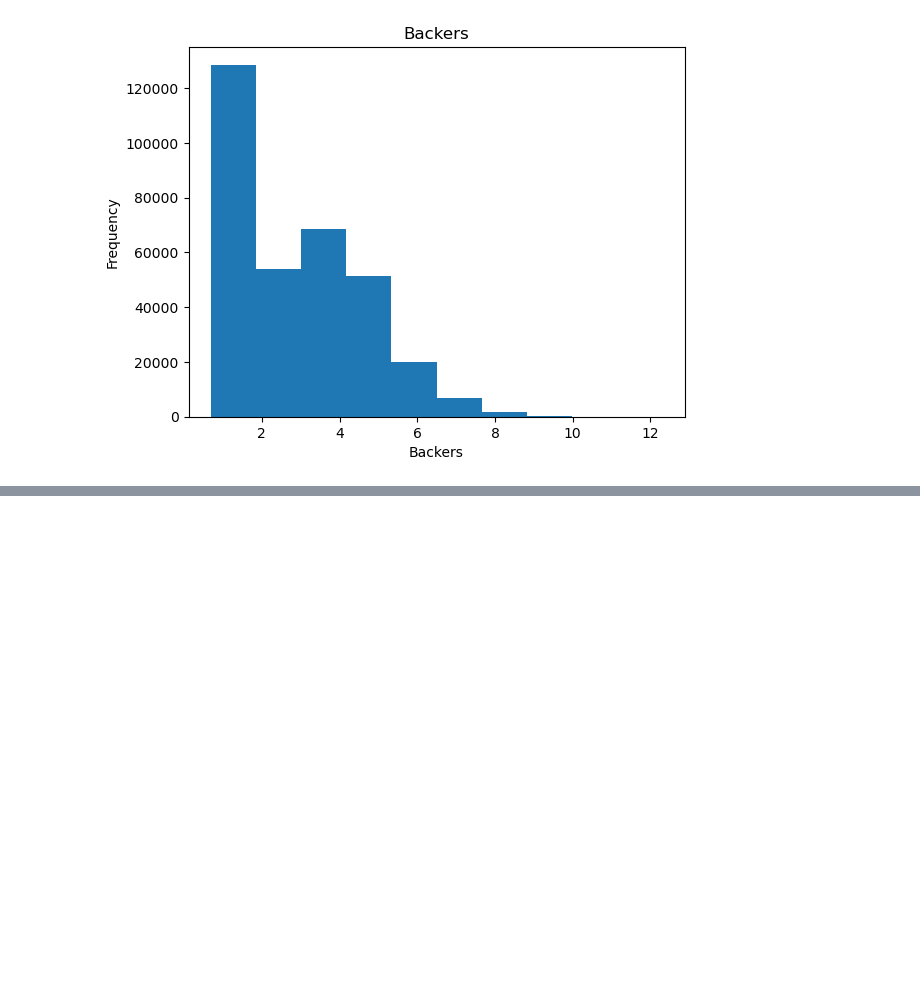
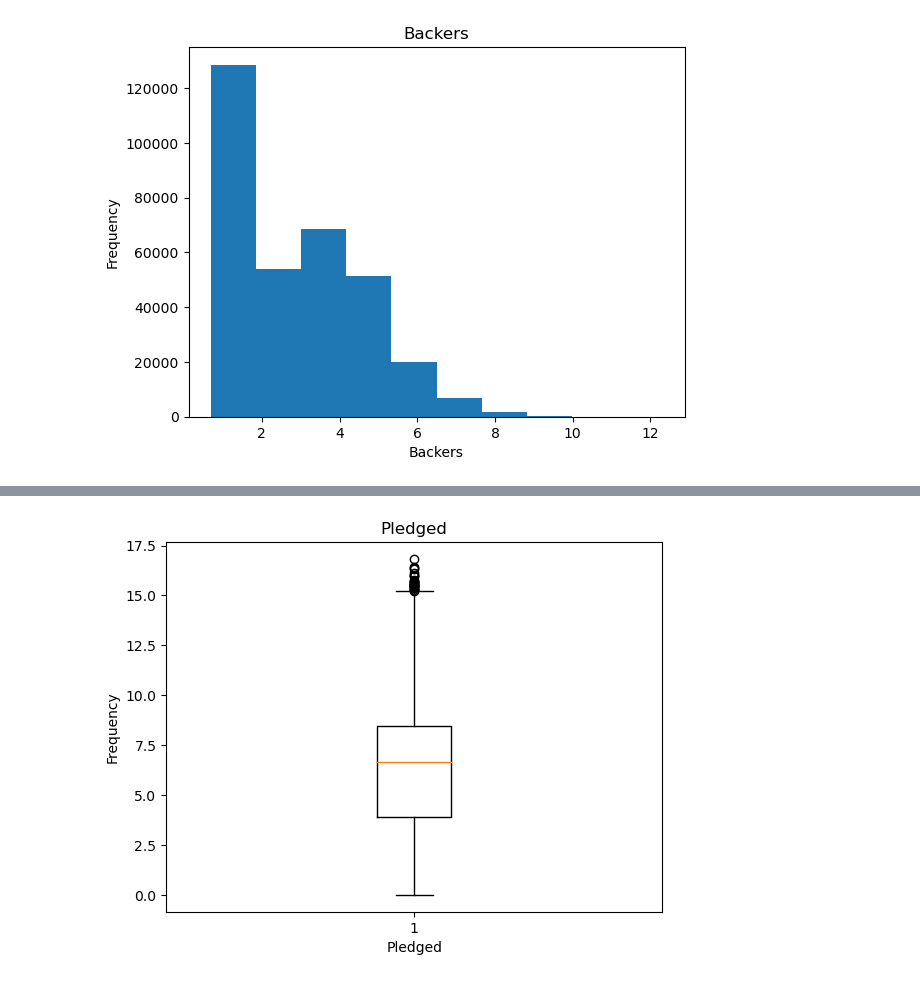
Before and after one commit to SBangarh/Kickstarter_analysis, a Jupyter notebook: eda.ipynb, the cells around one changed output, grey strips where cells are left out. Saved outputs shown, nothing was run; the diff lists cells and outputs as text; code cells hidden in the pictures; blank space fills up the shorter version.

```diff
--- a/eda.ipynb
+++ b/eda.ipynb
@@ -466,0 +484,4 @@ histogram(working_df, 'Backers')
+# %%
+boxplots(working_df, 'Pledged')
+# %% [output]
+[figure, added]
```
Also changed, not shown: parts of 17 cells of this notebook.
